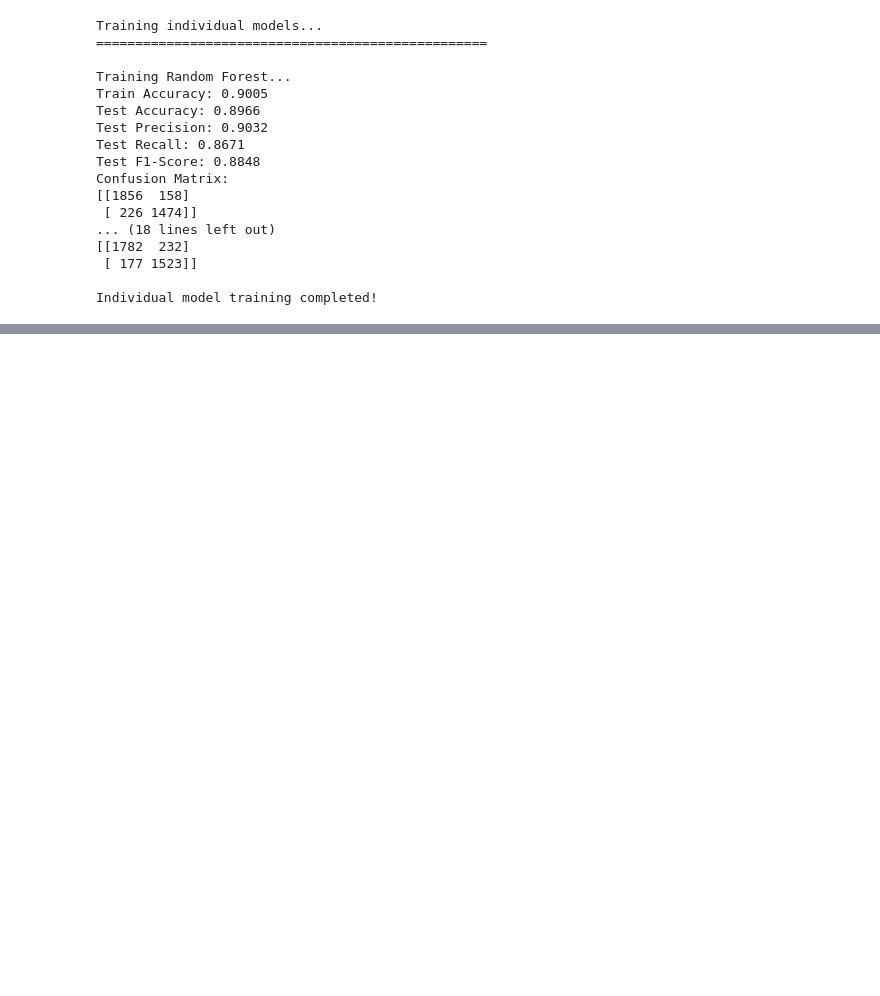
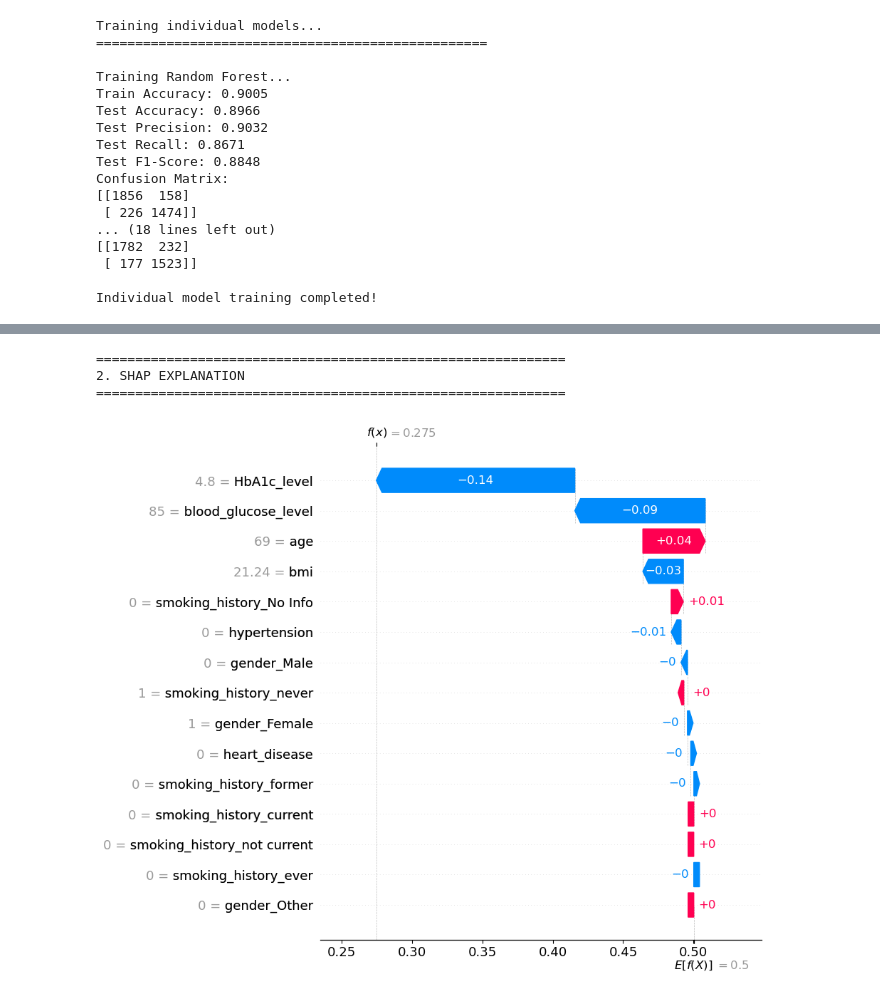
Before and after one commit to tinashejima/Python, a Jupyter notebook: my-project-code/diabetes-pipeline.ipynb, the cells around one changed output, grey strips where cells are left out. Cells and saved outputs as stored; diff of their text form; code cells hidden in the pictures; blank space fills up the shorter version.

```diff
--- a/my-project-code/diabetes-pipeline.ipynb
+++ b/my-project-code/diabetes-pipeline.ipynb
@@ -772,0 +667,17 @@ plt.show()
+# %%
+print("\n" + "="*60)
+print("2. SHAP EXPLANATION")
+print("="*60)
+
+# Create SHAP explainer
+explainer = shap.TreeExplainer(best_model)
+
+shap_values = explainer.shap_values(sample_data)
+shap_values_all = explainer(sample_data)
+shap.plots.waterfall(shap_values_all[0, :, 1], max_display=20)
+plt.show()
+# %% [output]
+============================================================
+2. SHAP EXPLANATION
+============================================================
+[figure, added]
```
Also changed, not shown: parts of 21 cells of this notebook, 3 other files.
